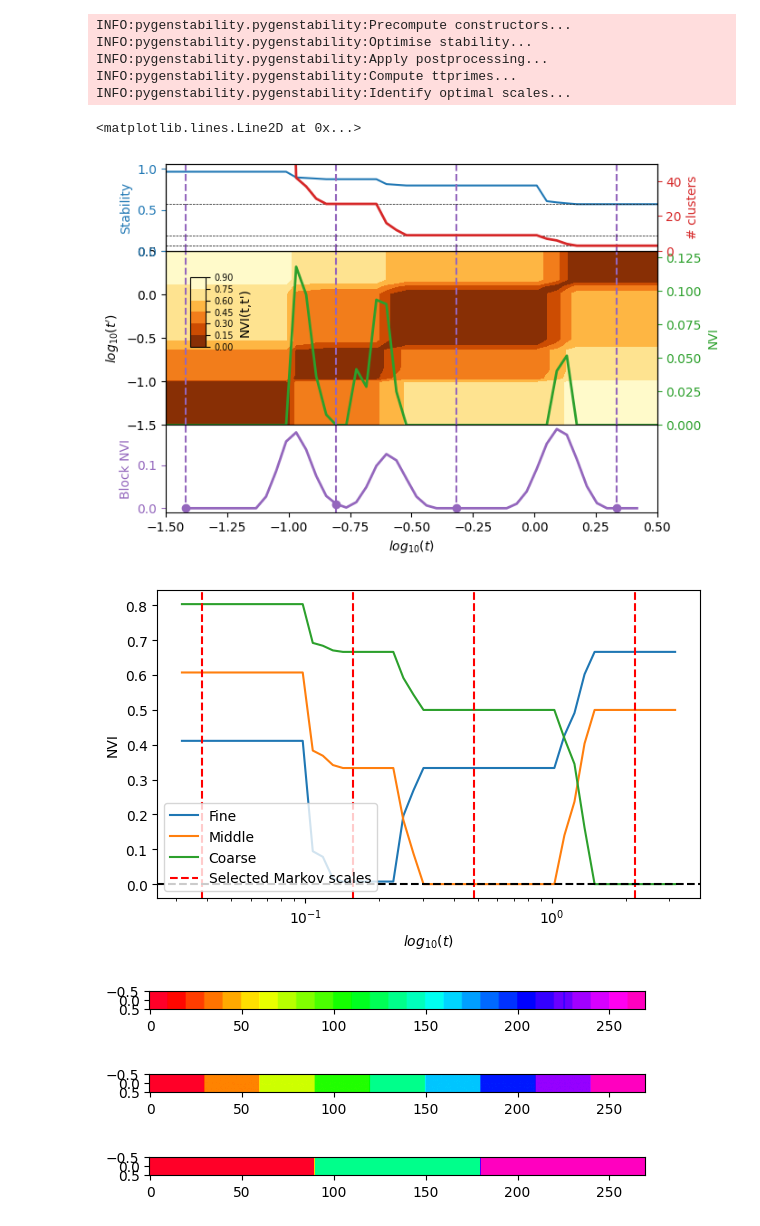
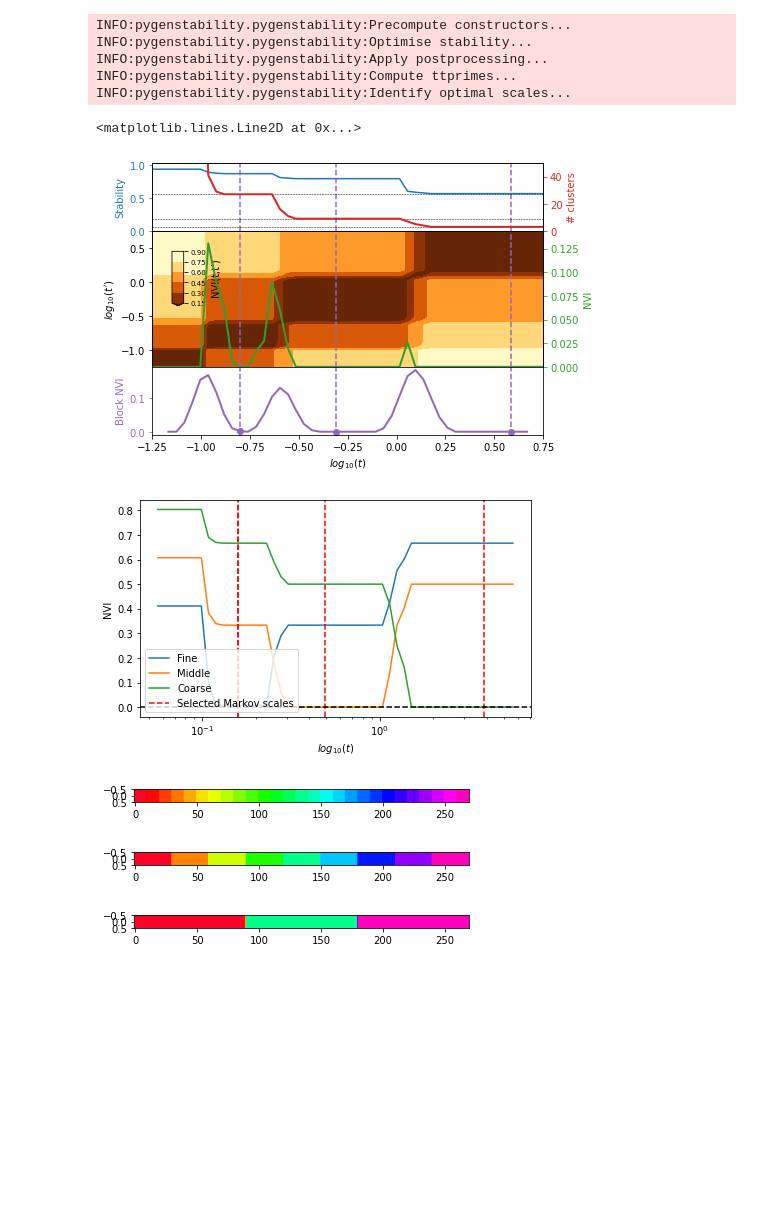
Before and after one commit to barahona-research-group/PyGenStability, a Jupyter notebook: examples/Example_2_multiscale.ipynb, the cells around one changed output. Cells and saved outputs as stored; diff of their text form; code cells hidden in the pictures; blank space fills up the shorter version.

```diff
--- a/examples/Example_2_multiscale.ipynb
+++ b/examples/Example_2_multiscale.ipynb
@@ -30,8 +30,8 @@ plt.imshow(A, interpolation="nearest")
 # run markov stability and identify optimal scales
 results = pgs.run(
     sp.csgraph.csgraph_from_dense(A),
-    min_scale=-1.5,
-    max_scale=0.5,
+    min_scale=-1.25,
+    max_scale=0.75,
     n_scale=50,
     n_tries=20,
     constructor="continuous_combinatorial",
@@ -53,7 +53,7 @@ axes[3].axhline(9, ls="--", color="k", zorder=-1, lw=0.5)
 axes[3].axhline(27, ls="--", color="k", zorder=-1, lw=0.5)
 # %% [output]
 <matplotlib.lines.Line2D at 0x...>
-[figure, old version]
+[figure, new version]
 # %%
 # compare MS partitions to ground truth with NVI
 def _get_NVI(ref_ids):
@@ -61,41 +61,41 @@ def _get_NVI(ref_ids):
         evaluate_NVI([0, i + 1], [ref_ids] + results["community_id"])
         for i in range(len(results["scales"]))
     ]
 
 NVI_scores_fine = _get_NVI(fine_scale_id)
 NVI_scores_middle = _get_NVI(middle_scale_id)
 NVI_scores_coarse = _get_NVI(coarse_scale_id)
 scales = results["scales"]
 
 # plot NVI scores
 fig, ax = plt.subplots(1, figsize=(7, 4))
 ax.plot(scales, NVI_scores_fine, label="Fine")
 ax.plot(scales, NVI_scores_middle, label="Middle")
 ax.plot(scales, NVI_scores_coarse, label="Coarse")
 
 # plot selected partitions
 selected_partitions = results["selected_partitions"]
 ax.axvline(
     x=results["scales"][selected_partitions[0]],
     ls="--",
     color="red",
     label="Selected Markov scales",
 )
-for i in selected_partitions[1:]:
+for i in selected_partitions:
     ax.axvline(x=results["scales"][i], ls="--", color="red")
 
 ax.set(xlabel=r"$log_{10}(t)$", ylabel="NVI")
 plt.axhline(0, c="k", ls="--")
 ax.legend(loc=3)
 plt.xscale("log")
 # %% [output]
-[figure, old version]
+[figure, new version]
 # %%
-for i in results["selected_partitions"][1:]:
+for i in results["selected_partitions"]:
     data = results["community_id"][i]
     plt.figure()
     plt.imshow([data / max(data)], aspect=10.0, cmap="gist_rainbow")
 # %% [output]
-[figure, old version]
+[figure, new version]
-[figure, old version]
+[figure, new version]
-[figure, old version]
+[figure, new version]
```
Also changed, not shown: parts of 1 cell of this notebook, 5 other files.
